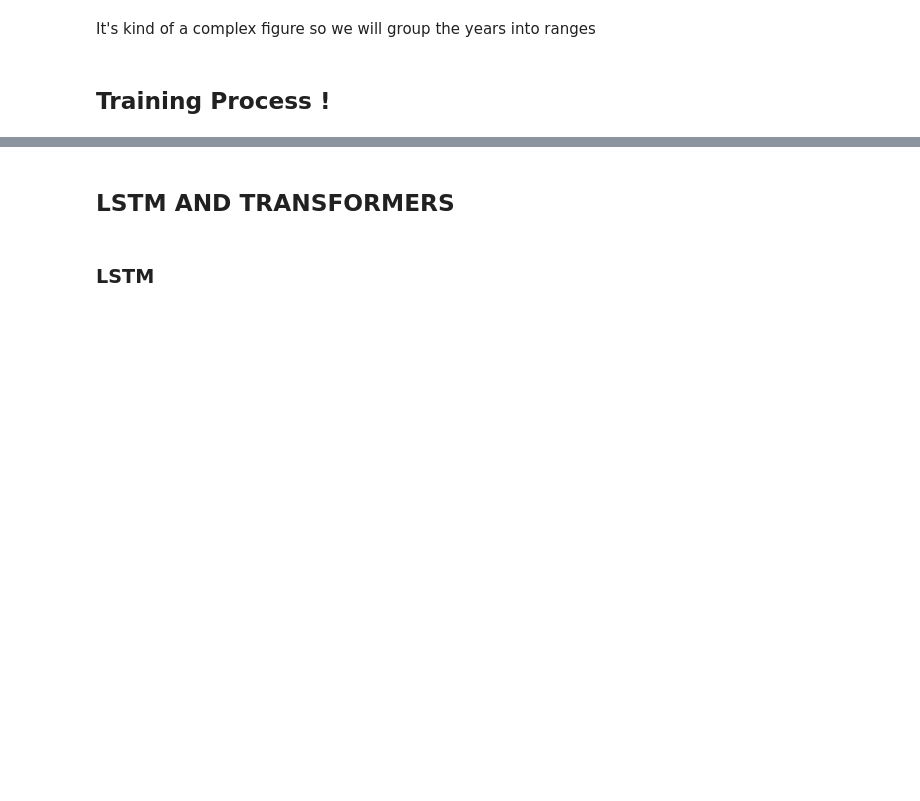
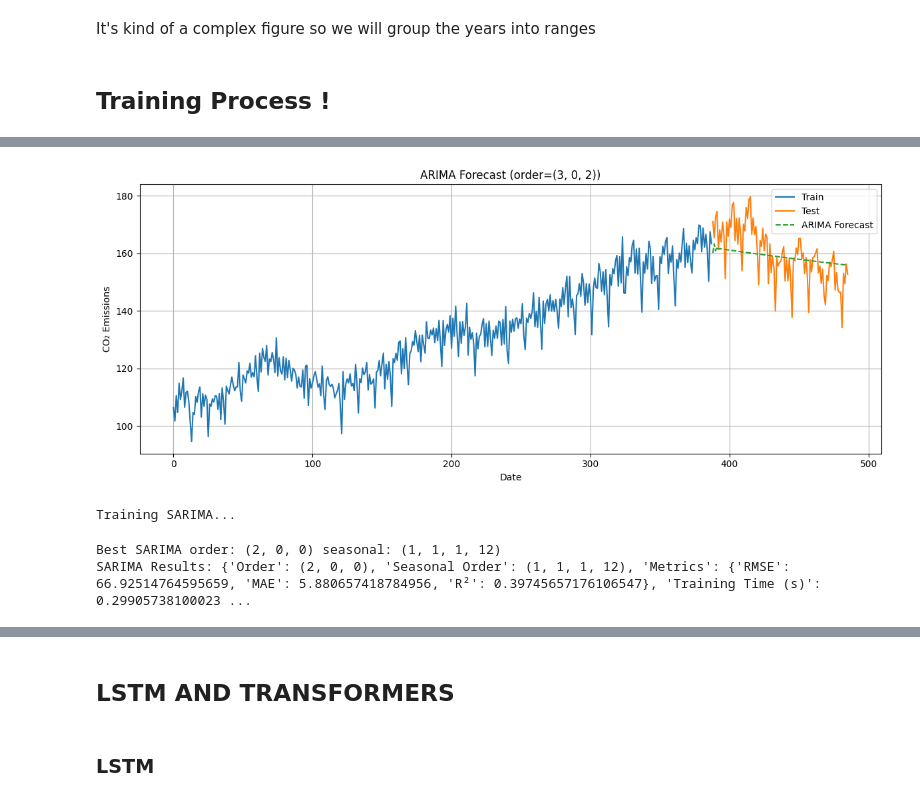
Before and after one commit to YounesAbdedjalil/Project-Data-Mining, a Jupyter notebook: PrediCO2.ipynb, the cells around one changed output, grey strips where cells are left out. Drawn from its saved outputs; the diff is of its cells as text; code cells hidden in the pictures; blank space fills up the shorter version.

```diff
--- a/PrediCO2.ipynb
+++ b/PrediCO2.ipynb
@@ -224,0 +262,15 @@ DataFile = pd.read_csv("New Emission.csv") # reading our cleaned dataset
+# %%
+# Helper function to evaluate for classic machine learning models in our case (Arima/Sarima)
+def evaluate_forecast(y_true, y_pred):
+    y_mean = np.mean(y_true)
+    sce = np.sum((y_pred - y_mean) ** 2)
+    sst = np.sum((y_true - y_mean) ** 2)
+
+    return {
+        "RMSE": np.sqrt(np.mean(np.sum((y_pred-y_true)**2))),
+        "MAE": np.mean(np.abs(y_pred - y_true)),
+        "R²":  sce / sst # r2 = SCE / SST
+    }
+
+# Store results
+results = {}
@@ -224,0 +312,62 @@ DataFile = pd.read_csv("New Emission.csv") # reading our cleaned dataset
+# %%
+# Plot 2: ARIMA Forecast vs Actual
+if 'ARIMA' in results:
+    forecast_arima = best_model.forecast(steps=len(test))
+    plt.figure(figsize=(12, 5))
+    plt.plot(train.index, train['CO2 Emission'], label='Train')
+    plt.plot(test.index, test['CO2 Emission'], label='Test')
+    plt.plot(test.index, forecast_arima, label='ARIMA Forecast', linestyle='--')
+    plt.title(f'ARIMA Forecast (order={results["ARIMA"]["Order"]})')
+    plt.xlabel('Date')
+    plt.ylabel('CO₂ Emissions')
+    plt.legend()
+    plt.grid(True)
+    plt.tight_layout()
+    plt.show()
+# %% [output]
+[figure, added]
+# %%
+print("\nTraining SARIMA...")
+best_rmse = float('inf')
+best_order = None
+best_seasonal = None
+best_model = None
+
+# Grid search SARIMA(p,d,q)(P,D,Q,s)
+
+for p in range(0, 3):
+    for d in range(0, 2):
+        for q in range(0, 3):
+            for P in range(0, 2):
+                for D in range(0, 2):
+                    for Q in range(0, 2):
+                        try:
+                            start = perf_counter()
+                            model = SARIMAX(train['CO2 Emission'], order=(p,d,q),
+                                            seasonal_order=(P,D,Q,12),
+                                            enforce_stationarity=False,
+                                            enforce_invertibility=False)
+                            model_fit = model.fit(disp=False)
+                            forecast = model_fit.forecast(steps=len(test))
+                            elapsed = perf_counter() - start
+                            scores = evaluate_forecast(test['CO2 Emission'], forecast)
+                            if scores['RMSE'] < best_rmse:
+                                best_rmse = scores['RMSE']
+                                best_order = (p,d,q)
+                                best_seasonal = (P,D,Q,12)
+                                best_model = model_fit
+                                results['SARIMA'] = {
+                                    "Order": best_order,
+                                    "Seasonal Order": best_seasonal,
+                                    "Metrics": scores,
+                                    "Training Time (s)": elapsed
+                                }
+                        except:
+                            continue
+
+print("Best SARIMA order:", best_order, "seasonal:", best_seasonal)
+print("SARIMA Results:", results['SARIMA'])
+# %% [output]
+Training SARIMA...
+Best SARIMA order: (2, 0, 0) seasonal: (1, 1, 1, 12)
+SARIMA Results: {'Order': (2, 0, 0), 'Seasonal Order': (1, 1, 1, 12), 'Metrics': {'RMSE': 66.92514764595659, 'MAE': 5.880657418784956, 'R²': 0.39745657176106547}, 'Training Time (s)': 0.29905738100023 ...
```
Also changed, not shown: parts of 15 cells of this notebook, 22 other files.
